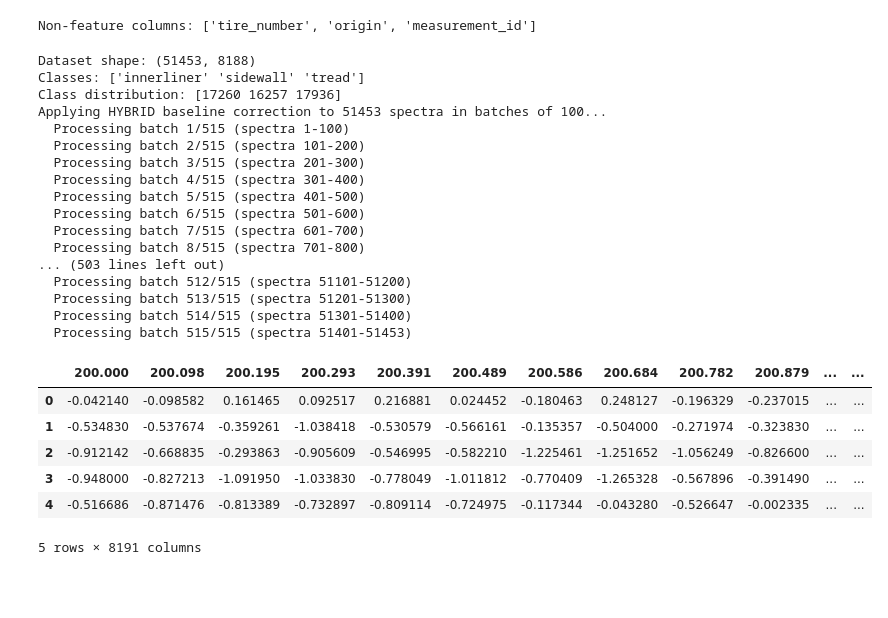
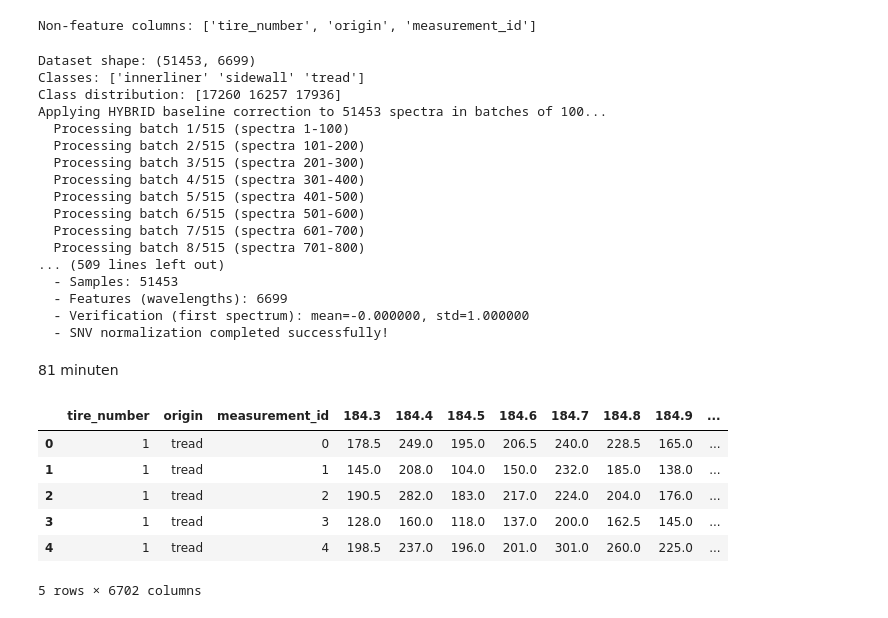
Before and after one commit to milkshake23/ML-LIBS-classificatie, a Jupyter notebook: apply_and_export_corrected_baselines_to_csv.ipynb, the cells around one changed output. Drawn from its saved outputs; the diff is of its cells as text; code cells hidden in the pictures; blank space fills up the shorter version.

```diff
--- a/apply_and_export_corrected_baselines_to_csv.ipynb
+++ b/apply_and_export_corrected_baselines_to_csv.ipynb
@@ -65,10 +70,10 @@ print(f"Class distribution: {np.bincount(y_encoded)}")
 X_corrected = corrector.apply_correction_batch(X)
 
 # 2. Standardize features
-scaler = StandardScaler()
-X_scaled = scaler.fit_transform(X_corrected)
+normalizer = Normalizer()
+X_scaled = normalizer.apply_standard_normal_variate_on_dataset(X_corrected)
 # %% [output]
-Dataset shape: (51453, 8188)
+Dataset shape: (51453, 6699)
 Classes: ['innerliner' 'sidewall' 'tread']
 Class distribution: [17260 16257 17936]
 Applying HYBRID baseline correction to 51453 spectra in batches of 100...
@@ -80,24 +85,24 @@ Applying HYBRID baseline correction to 51453 spectra in batches of 100...
   Processing batch 6/515 (spectra 501-600)
   Processing batch 7/515 (spectra 601-700)
   Processing batch 8/515 (spectra 701-800)
-... (503 lines left out)
-  Processing batch 512/515 (spectra 51101-51200)
-  Processing batch 513/515 (spectra 51201-51300)
-  Processing batch 514/515 (spectra 51301-51400)
-  Processing batch 515/515 (spectra 51401-51453)
+... (509 lines left out)
+  - Samples: 51453
+  - Features (wavelengths): 6699
+  - Verification (first spectrum): mean=-0.000000, std=1.000000
+  - SNV normalization completed successfully!
+# %% [markdown]
+81 minuten
 # %%
 #replace the original data with the processed data
 df.head()
-df[wavelength_columns] = X_scaled
-df.head()
 # %% [output]
-|  | 200.000 | 200.098 | 200.195 | 200.293 | 200.391 | 200.489 | 200.586 | 200.684 | 200.782 | 200.879 | ... | ... |
-| 0 | -0.042140 | -0.098582 | 0.161465 | 0.092517 | 0.216881 | 0.024452 | -0.180463 | 0.248127 | -0.196329 | -0.237015 | ... | ... |
-| 1 | -0.534830 | -0.537674 | -0.359261 | -1.038418 | -0.530579 | -0.566161 | -0.135357 | -0.504000 | -0.271974 | -0.323830 | ... | ... |
-| 2 | -0.912142 | -0.668835 | -0.293863 | -0.905609 | -0.546995 | -0.582210 | -1.225461 | -1.251652 | -1.056249 | -0.826600 | ... | ... |
-| 3 | -0.948000 | -0.827213 | -1.091950 | -1.033830 | -0.778049 | -1.011812 | -0.770409 | -1.265328 | -0.567896 | -0.391490 | ... | ... |
-| 4 | -0.516686 | -0.871476 | -0.813389 | -0.732897 | -0.809114 | -0.724975 | -0.117344 | -0.043280 | -0.526647 | -0.002335 | ... | ... |
+|  | tire_number | origin | measurement_id | 184.3 | 184.4 | 184.5 | 184.6 | 184.7 | 184.8 | 184.9 | ... |
+| 0 | 1 | tread | 0 | 178.5 | 249.0 | 195.0 | 206.5 | 240.0 | 228.5 | 165.0 | ... |
+| 1 | 1 | tread | 1 | 145.0 | 208.0 | 104.0 | 150.0 | 232.0 | 185.0 | 138.0 | ... |
+| 2 | 1 | tread | 2 | 190.5 | 282.0 | 183.0 | 217.0 | 224.0 | 204.0 | 176.0 | ... |
+| 3 | 1 | tread | 3 | 128.0 | 160.0 | 118.0 | 137.0 | 200.0 | 162.5 | 145.0 | ... |
+| 4 | 1 | tread | 4 | 198.5 | 237.0 | 196.0 | 201.0 | 301.0 | 260.0 | 225.0 | ... |
-5 rows × 8191 columns
+5 rows × 6702 columns
 # %%
 processed_data_path = 'data/csv/processed_data.csv'
 df.to_csv(processed_data_path, index=False)
```
Also changed, not shown: parts of 5 cells of this notebook, 15 other files.
